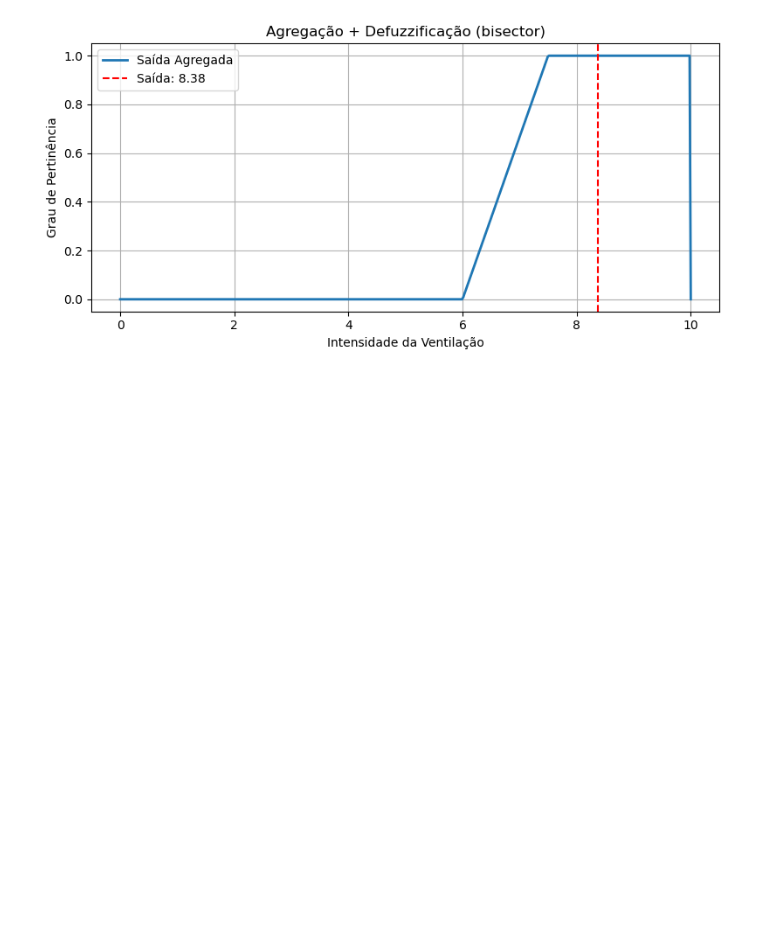
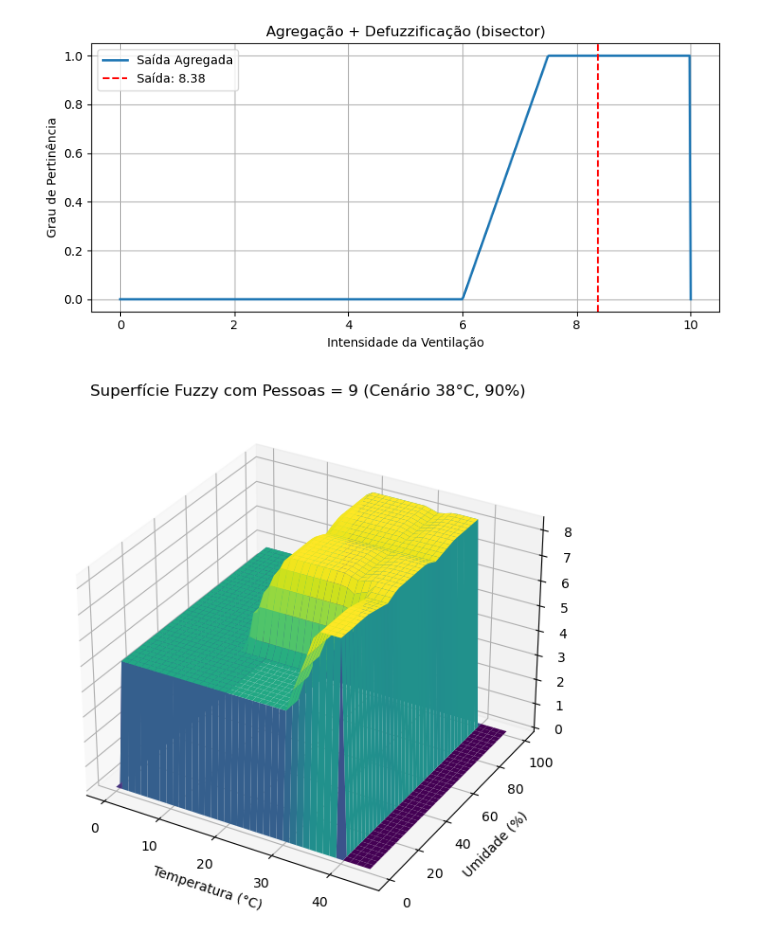
Before and after one commit to annalaurams/Sistema-Fuzzy-Inferencia-de-Mamdani, a Jupyter notebook: main.ipynb, the cells around one changed output. Saved outputs shown, nothing was run; the diff lists cells and outputs as text; code cells hidden in the pictures; blank space fills up the shorter version.

Commit message:
feat: adiciona gráfico 3D da superfície fuzzy

```diff
--- a/main.ipynb
+++ b/main.ipynb
@@ -319,3 +319,49 @@ Bissetriz
 
 Saída defuzzificada (bisector): 8.38
 [figure]
+# %%
+#ele apenas fixa o valor de people = 9 e varre a temperatura e a umidade dentro de um intervalo (por exemplo, temp_vals = np.linspace(0, 45, 40) e hum_vals = np.linspace(0, 100, 40)), o que inclui o ponto 38°C e 90% no meio da malha, mas não destaca esse ponto nem o trata de forma especial.d
+
+def plot_surface_around_scenario():
+    temp_vals = np.linspace(0, 45, 40)
+    hum_vals = np.linspace(0, 100, 40)
+    fixed_people = 9
+    x_output = np.linspace(0, 10, 500)
+    Z = np.zeros((len(temp_vals), len(hum_vals)))
+
+    for i, t in enumerate(temp_vals):
+        for j, h in enumerate(hum_vals):
+            temp_fuzzy = temperature(t)
+            hum_fuzzy = humidity(h)
+            people_fuzzy = people_membership(fixed_people)
+
+            output_agg = np.zeros_like(x_output)
+            for rule in rules:
+                temp_label, hum_label, people_label, output_label = rule
+                a = temp_fuzzy[temp_label]
+                b = hum_fuzzy[hum_label]
+                c = people_fuzzy[people_label]
+
+                activation = np.minimum(np.minimum(a, b), c)
+                alpha = np.max(activation)
+
+                if alpha > 0.01:
+                    out_curve = output_ventilation(x_output)[output_label]
+                    output_agg = np.maximum(output_agg, np.minimum(out_curve, activation))
+
+            Z[i, j] = defuzzify_centroid(x_output, output_agg)
+
+    T, H = np.meshgrid(temp_vals, hum_vals)
+    fig = plt.figure(figsize=(10, 6))
+    ax = fig.add_subplot(111, projection='3d')
+    ax.plot_surface(T, H, Z.T, cmap="viridis")
+    ax.set_xlabel("Temperatura (°C)")
+    ax.set_ylabel("Umidade (%)")
+    ax.set_zlabel("Ventilação")
+    ax.set_title("Superfície Fuzzy com Pessoas = 9 (Cenário 38°C, 90%)")
+    plt.tight_layout()
+    plt.show()
+
+plot_surface_around_scenario()
+# %% [output]
+[figure, added]
```
